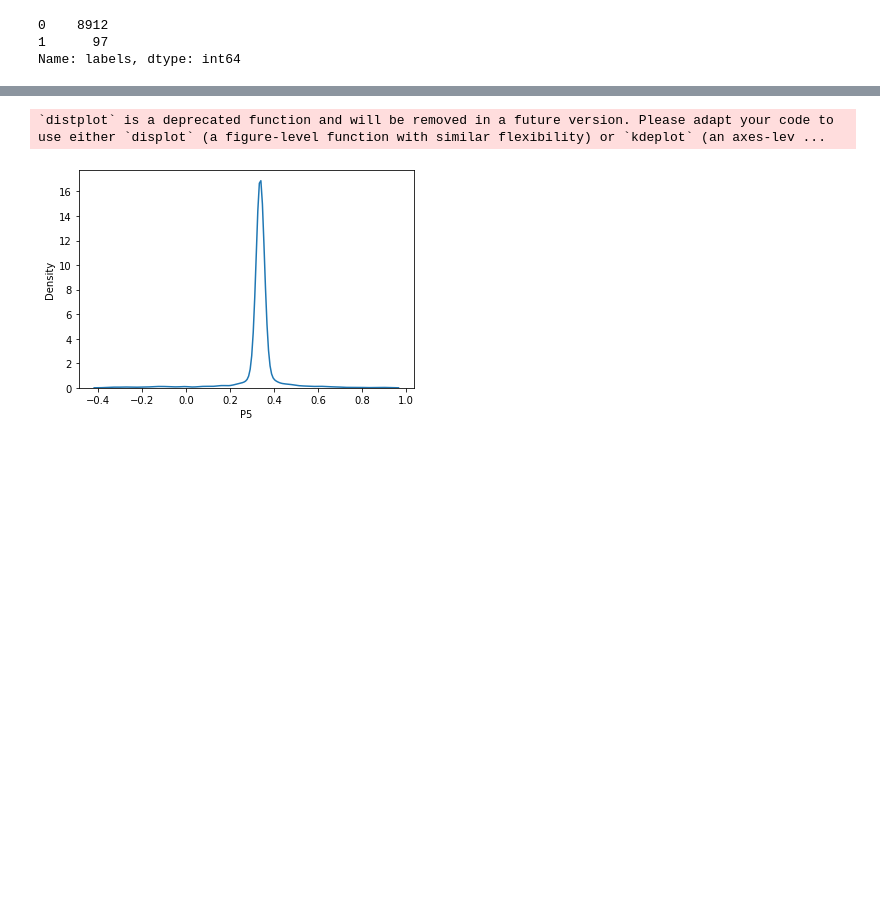
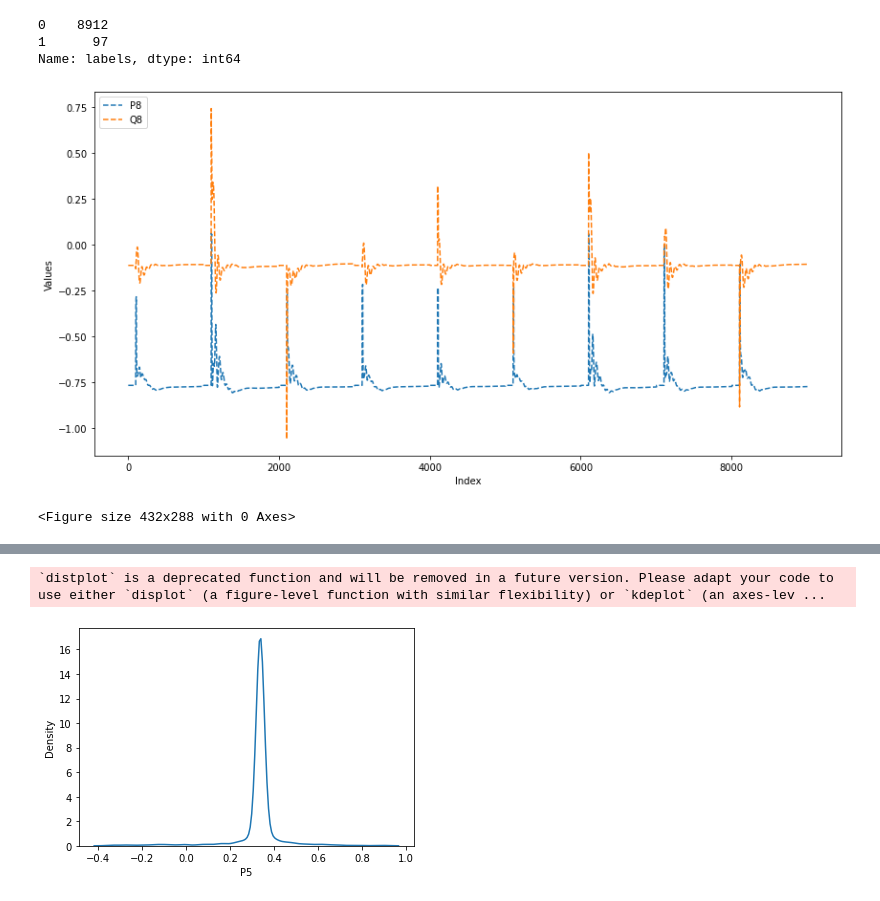
Before and after one commit to YugantM/PowerGrid, a Jupyter notebook: klustering.ipynb, the cells around one changed output, grey strips where cells are left out. Cells and saved outputs as stored; diff of their text form; code cells hidden in the pictures; blank space fills up the shorter version.

```diff
--- a/klustering.ipynb
+++ b/klustering.ipynb
@@ -66,4 +87,17 @@ data8['labels'].value_counts()
 0    8912
 1      97
 Name: labels, dtype: int64
+# %%
+# plotting original data for bus 8
+plt.figure(figsize=(14,7))
+plt.xlabel("Index")
+plt.ylabel("Values")
+plt.plot(data8['P8'],'--',label='P8')
+plt.plot(data8['Q8'],'--',label='Q8')
+plt.legend(loc="upper left")
+plt.show()
+plt.savefig(graph_path+"normal_8")
+# %% [output]
+[figure, added]
+<Figure size 432x288 with 0 Axes>
 # %%
```
Also changed, not shown: parts of 22 cells of this notebook, 8 other files.
